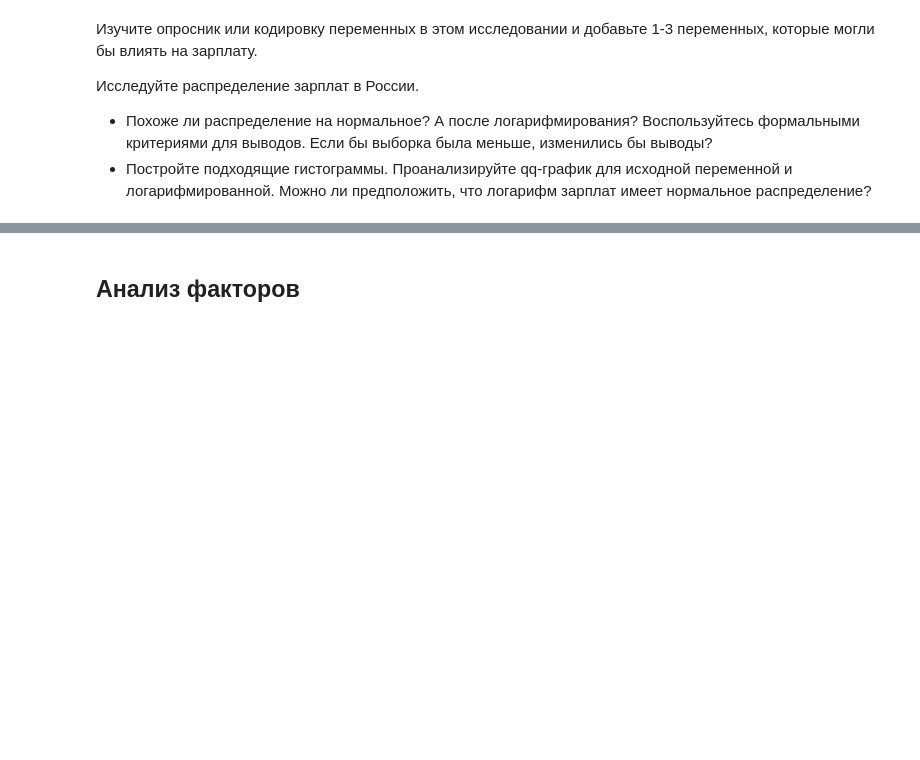
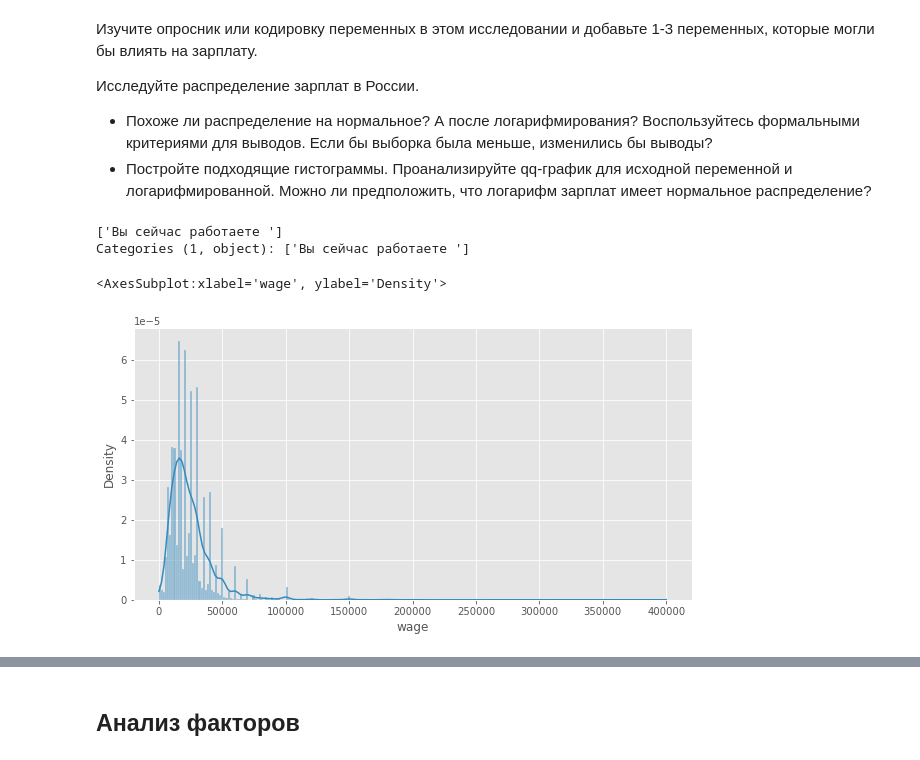
Before and after one commit to disimhot/hse_stat, a Jupyter notebook: Elena Efimova - hw4_linreg.ipynb, the cells around one changed output, grey strips where cells are left out. Cells and saved outputs as stored; diff of their text form; code cells hidden in the pictures; blank space fills up the shorter version.

```diff
--- a/Elena Efimova - hw4_linreg.ipynb
+++ b/Elena Efimova - hw4_linreg.ipynb
@@ -280,3 +336,19 @@ memory usage: 589.0 KB
 
 - Похоже ли распределение на нормальное? А после логарифмирования? Воспользуйтесь формальными критериями для выводов. Если бы выборка была меньше, изменились бы выводы?
 - Постройте подходящие гистограммы. Проанализируйте qq-график для исходной переменной и логарифмированной. Можно ли предположить, что логарифм зарплат имеет нормальное распределение?
+# %%
+ds = df.copy()
+ds.dropna(subset=['employed'], inplace=True)
+df = ds.loc[ds['employed'].str.contains("Вы сейчас работаете")]
+
+df.employed.unique()
+# %% [output]
+['Вы сейчас работаете ']
+Categories (1, object): ['Вы сейчас работаете ']
+# %%
+sns.histplot(df['wage'], stat='density', kde=True)
+
+# Распределение не похоже на нормальное
+# %% [output]
+<AxesSubplot:xlabel='wage', ylabel='Density'>
+[figure, added]
```
Also changed, not shown: parts of 48 cells of this notebook.
